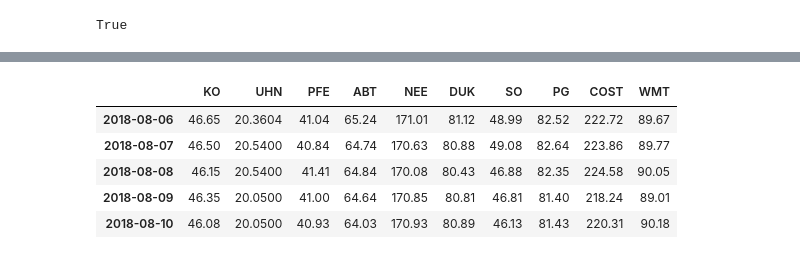
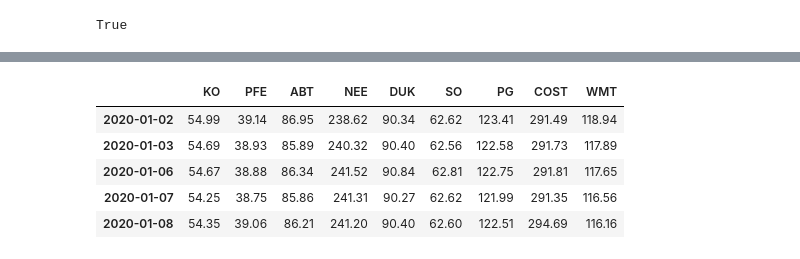
Before and after one commit to Jacobsteen808/Sector_Shuffle-Smart_Rebalance, a Jupyter notebook: project_1.ipynb, the cells around one changed output, grey strips where cells are left out. Cells and saved outputs as stored; diff of their text form; code cells hidden in the pictures.

```diff
--- a/project_1.ipynb
+++ b/project_1.ipynb
@@ -27,10 +32,10 @@ api = tradeapi.REST(
     api_version = "v2"
 )
 # %%
-tickers = ["KO", "UHN", "PFE", "ABT", "NEE", "DUK", "SO", "PG", "COST", "WMT"]
+tickers = ["KO", "PFE", "ABT", "NEE", "DUK", "SO", "PG", "COST", "WMT"]
 timeframe= "1Day"
-start_date= pd.Timestamp("2018-08-04", tz="America/New_York").isoformat()
-end_date= pd.Timestamp("2021-08-04", tz="America/New_York").isoformat()
+start_date= pd.Timestamp("2020-01-01", tz="America/New_York").isoformat()
+end_date= pd.Timestamp("2023-11-07", tz="America/New_York").isoformat()
 ticker_data = api.get_bars(
     tickers,
     timeframe,
@@ -50,6 +55,5 @@ ticker_data.head()
 # %%
 KO = ticker_data[ticker_data["symbol"]=="KO"].drop("symbol", axis=1)
-UHN = ticker_data[ticker_data["symbol"]=="UHN"].drop("symbol", axis=1)
 PFE = ticker_data[ticker_data["symbol"]=="PFE"].drop("symbol", axis=1)
 ABT = ticker_data[ticker_data["symbol"]=="ABT"].drop("symbol", axis=1)
 NEE = ticker_data[ticker_data["symbol"]=="NEE"].drop("symbol", axis=1)
@@ -59,7 +63,7 @@ PG = ticker_data[ticker_data["symbol"]=="PG"].drop("symbol", axis=1)
 COST = ticker_data[ticker_data["symbol"]=="COST"].drop("symbol", axis=1)
 WMT = ticker_data[ticker_data["symbol"]=="WMT"].drop("symbol", axis=1)
 
-ticker_data = pd.concat([KO, UHN, PFE, ABT, NEE, DUK, SO, PG, COST, WMT], axis=1, keys=["KO", "UHN", "PFE", "ABT", "NEE", "DUK", "SO", "PG", "COST", "WMT"])
+ticker_data = pd.concat([KO, PFE, ABT, NEE, DUK, SO, PG, COST, WMT], axis=1, keys=["KO", "PFE", "ABT", "NEE", "DUK", "SO", "PG", "COST", "WMT"])
 
 ticker_data.head()
 # %% [output]
@@ -75,17 +79,18 @@ ticker_data.head()
 # %%
 ticker_data_closing = pd.DataFrame()
 
 for ticker in tickers:
     ticker_data_closing[ticker] = ticker_data[ticker]["close"]
 
 ticker_data_closing.index = ticker_data_closing.index.date
 
+contraction_portfolio_returns = ticker_data_closing.pct_change()
 ticker_data_closing.head()
 # %% [output]
-|  | KO | UHN | PFE | ABT | NEE | DUK | SO | PG | COST | WMT |
-| 2018-08-06 | 46.65 | 20.3604 | 41.04 | 65.24 | 171.01 | 81.12 | 48.99 | 82.52 | 222.72 | 89.67 |
-| 2018-08-07 | 46.50 | 20.5400 | 40.84 | 64.74 | 170.63 | 80.88 | 49.08 | 82.64 | 223.86 | 89.77 |
-| 2018-08-08 | 46.15 | 20.5400 | 41.41 | 64.84 | 170.08 | 80.43 | 46.88 | 82.35 | 224.58 | 90.05 |
-| 2018-08-09 | 46.35 | 20.0500 | 41.00 | 64.64 | 170.85 | 80.81 | 46.81 | 81.40 | 218.24 | 89.01 |
-| 2018-08-10 | 46.08 | 20.0500 | 40.93 | 64.03 | 170.93 | 80.89 | 46.13 | 81.43 | 220.31 | 90.18 |
+|  | KO | PFE | ABT | NEE | DUK | SO | PG | COST | WMT |
+| 2020-01-02 | 54.99 | 39.14 | 86.95 | 238.62 | 90.34 | 62.62 | 123.41 | 291.49 | 118.94 |
+| 2020-01-03 | 54.69 | 38.93 | 85.89 | 240.32 | 90.40 | 62.56 | 122.58 | 291.73 | 117.89 |
+| 2020-01-06 | 54.67 | 38.88 | 86.34 | 241.52 | 90.84 | 62.81 | 122.75 | 291.81 | 117.65 |
+| 2020-01-07 | 54.25 | 38.75 | 85.86 | 241.31 | 90.27 | 62.62 | 121.99 | 291.35 | 116.56 |
+| 2020-01-08 | 54.35 | 39.06 | 86.21 | 241.20 | 90.40 | 62.60 | 122.51 | 294.69 | 116.16 |
 # %%
```
Also changed, not shown: parts of 11 cells of this notebook.
